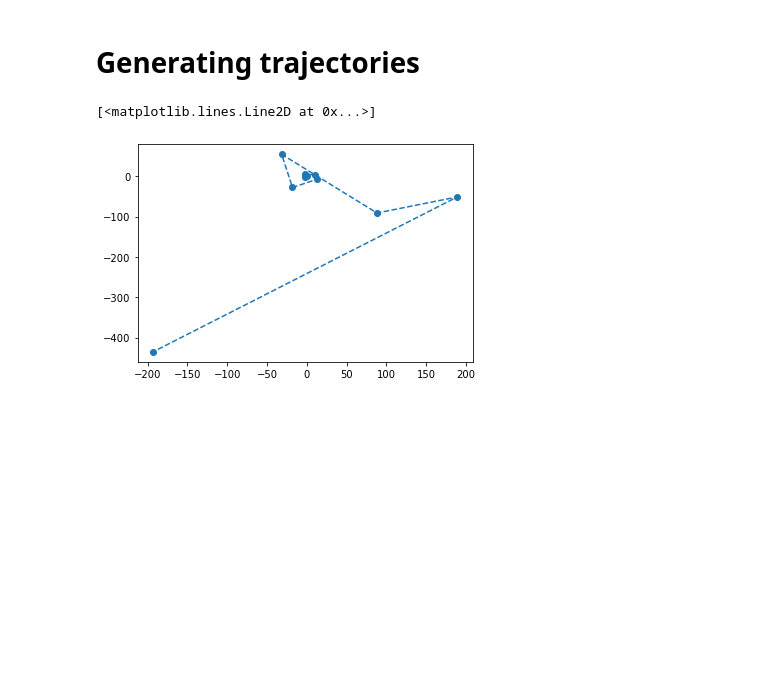
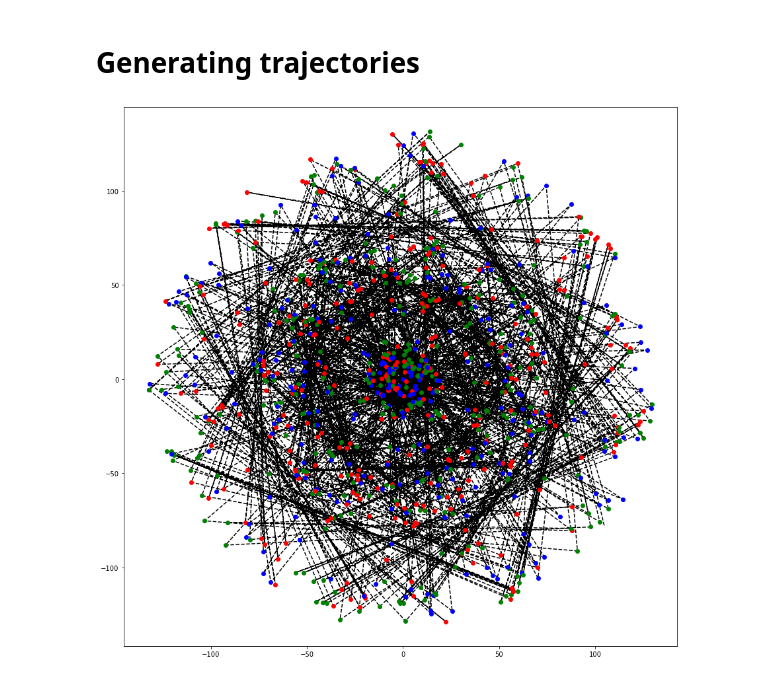
Before and after one commit to zanocrate/slds-it, a Jupyter notebook: lsds_notebook.ipynb, the cells around one changed output. Saved outputs shown, nothing was run; the diff lists cells and outputs as text; code cells hidden in the pictures; blank space fills up the shorter version.

```diff
--- a/lsds_notebook.ipynb
+++ b/lsds_notebook.ipynb
@@ -60,29 +89,35 @@ Q = np.array([make_spd_matrix(M, random_state = seed) for k in np.arange(K)])
 # Generating trajectories
 # %%
 #number of samples you want to generate
-N_samples = 10
+N_samples = 1000
 
 #initializing the k variable as 0, z ranges from 0 to K-1
 p_z0 = np.zeros(K)
 p_z0[0] = 1
 prob = p_z0
 
 #initializing the x time-serie
 x_serie = np.zeros((M,N_samples))
 
+#want to keep track of the the z_sampled
+z_serie = []
+
 for n in np.arange(N_samples - 1):
 
     #update variable z
     prob = pi.T @ prob
     z_sampled = np.random.choice(K,p=prob)
+    z_serie.append(z_sampled)
 
     #drawing noise from a normal
     noise = np.random.multivariate_normal(mean = np.zeros(M), cov = Q[z_sampled], size = 1)
 
-    x_serie[:,n + 1] = A[z_sampled] @ x_serie[:,n] + noise.flatten()
+    x_serie[:,n + 1] = A[z_sampled] @ x_serie[:,n] + noise.flatten() + b[z_sampled]
+
+fig,ax = plt.subplots(1,1,figsize = [15,15])
+
+ax.plot(x_serie[0,:], x_serie[1,:], linestyle = '--',color = 'black')
+for x_sample, y_sample,z_sample in zip(x_serie[0,:], x_serie[1,:],z_serie):
+    ax.plot(x_sample, y_sample, marker = 'o',color = colors[z_sample])
+# %% [output]
+[figure, added]
-# %%
-#è giusto?
-plt.plot(x_serie[0,:], x_serie[1,:], marker = 'o', linestyle = '--')
-# %% [output]
-[<matplotlib.lines.Line2D at 0x...>]
-[figure, removed]
```
Also changed, not shown: parts of 5 cells of this notebook.
